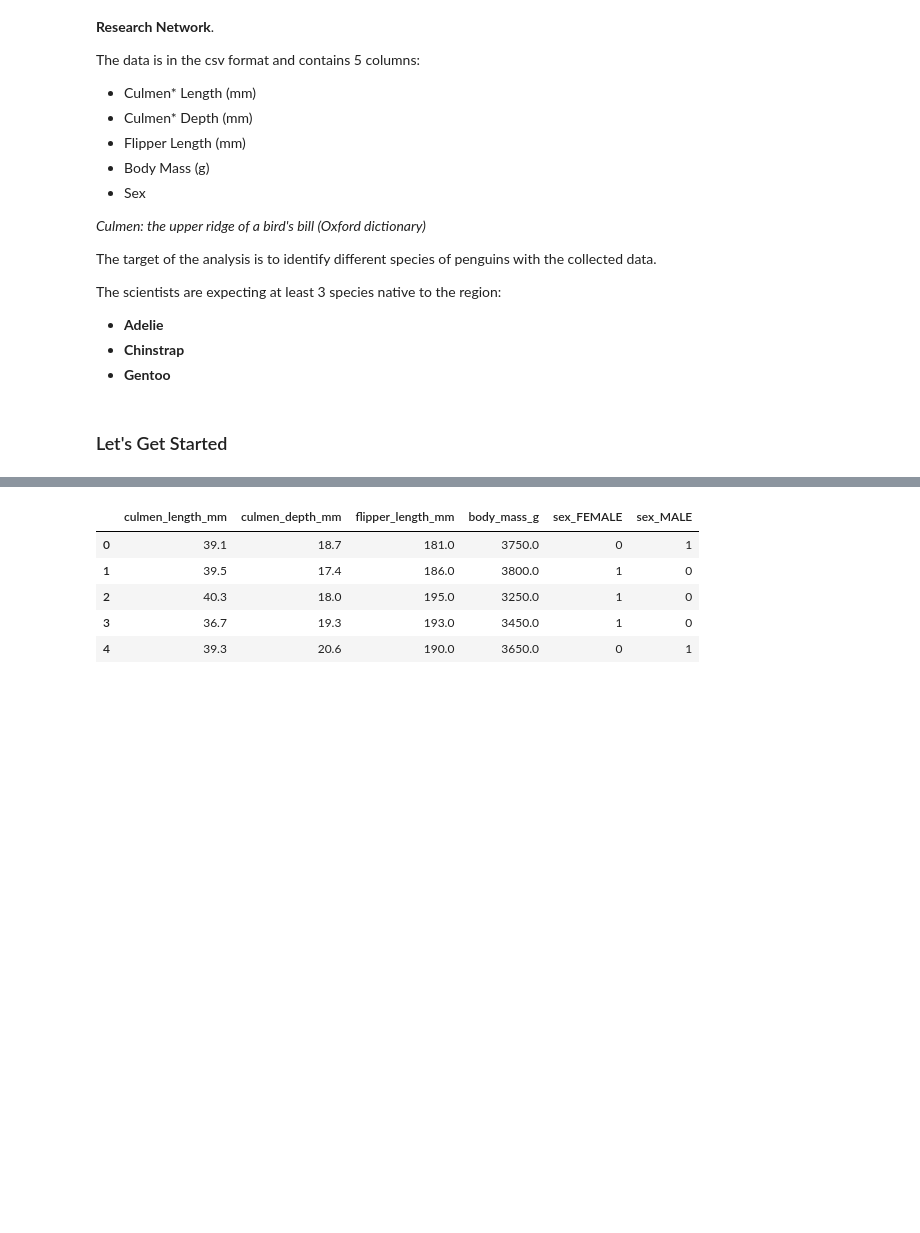
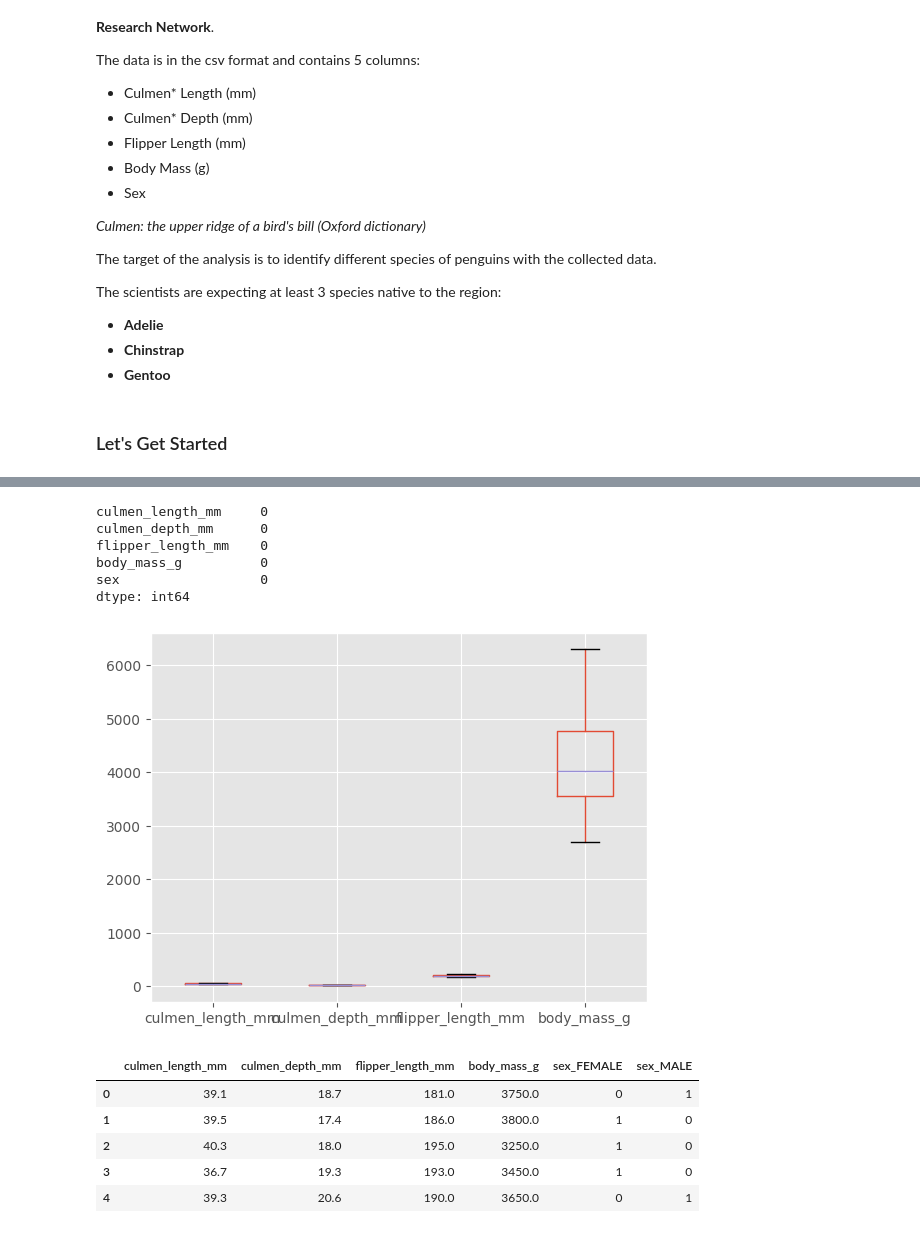
Before and after one commit to ealmiras/antarctic_penguins, a Jupyter notebook: notebook.ipynb, the cells around one changed output, grey strips where cells are left out. Drawn from its saved outputs; the diff is of its cells as text; code cells hidden in the pictures; blank space fills up the shorter version.

```diff
--- a/notebook.ipynb
+++ b/notebook.ipynb
@@ -44 +49,18 @@ ModuleNotFoundError: No module named 'pandas'
+# %%
+# check for null values
+penguins_df.isna().sum()
+# %% [output]
+culmen_length_mm     0
+culmen_depth_mm      0
+flipper_length_mm    0
+body_mass_g          0
+sex                  0
+dtype: int64
+# %%
+# check for outliers
+plt.style.use('ggplot')
+penguins_df.boxplot()
+plt.show()
+# %% [output]
+[figure, added]
 # %%
```
Also changed, not shown: parts of 3 cells of this notebook.
